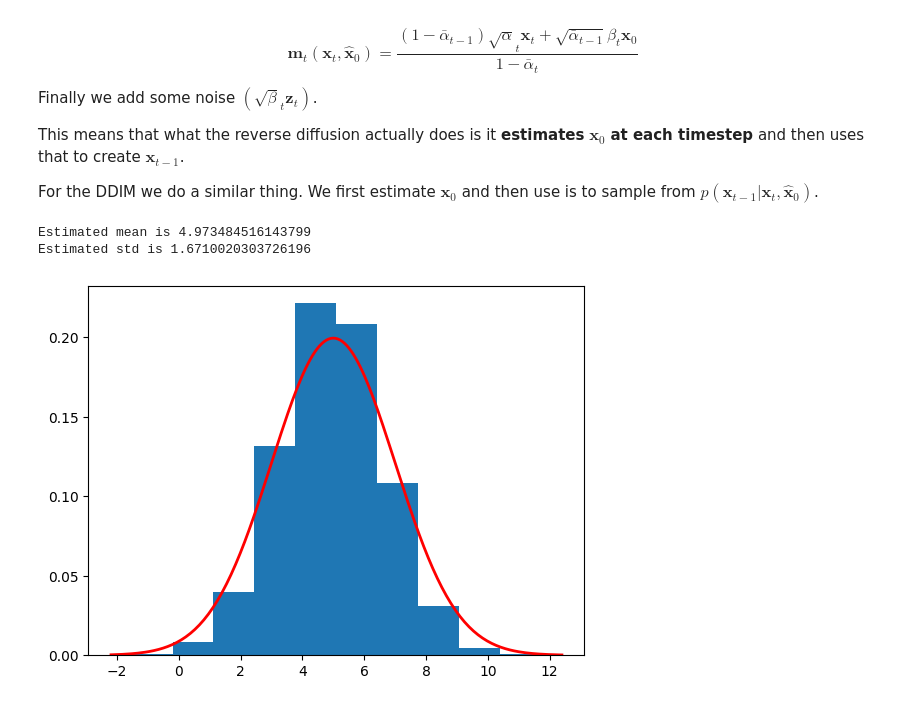
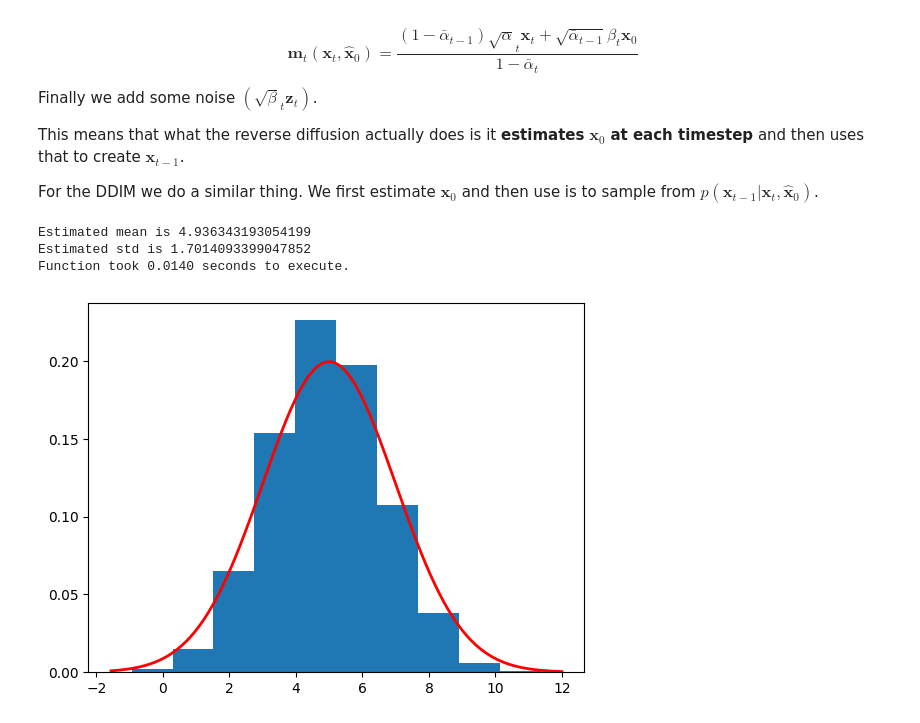
Before and after one commit to zedt123/zedt123.github.io, a Jupyter notebook: posts/ddim/ddim.ipynb, the cells around one changed output. Saved outputs shown, nothing was run; the diff lists cells and outputs as text; code cells hidden in the pictures.

```diff
--- a/posts/ddim/ddim.ipynb
+++ b/posts/ddim/ddim.ipynb
@@ -200,7 +207,7 @@ This means that what the reverse diffusion actually does is it **estimates** $\b
 For the DDIM we do a similar thing. We first estimate $\boldsymbol{x}_0$ and then use is to sample from  $p(\boldsymbol{x}_{t-1}|\boldsymbol{x}_{t},\hat{\boldsymbol{x}}_{0})$.
 # %%
 import torch
-
+import time
 import numpy as np
 import matplotlib.pyplot as plt
 
@@ -251,35 +258,41 @@ class Exact_DDIM():
         numerator = 5 *self.sqrt_alpha_bar[t-1] - x
         denomenator = 3 * self.alpha_bar[t-1] + 1
         return numerator / denomenator
 
 
 # Use the beta_tilde from above
 diffusion = Exact_DDIM(10, beta_tilde)
 
+start_time = time.time()
 samples = diffusion.reverse_diff(10000).numpy()
+end_time = time.time()
+elapsed_time = end_time - start_time
+
 plot_sample = samples[0]
 print(f"Estimated mean is {np.mean(plot_sample)}")
 print(f"Estimated std is {np.std(plot_sample)}")
+print(f"Function took {elapsed_time:.4f} seconds to execute.")
 plt.hist(plot_sample, density=True)
 
 # Define parameters for the normal distribution
 mean = 5.0
 std = 2.0
 
 # Create a range of x values
 xmin, xmax = plt.xlim()
 x = torch.linspace(xmin, xmax, 200).numpy()
 
 # Compute the normal PDF: (1/(σ√(2π))) exp(-(x-μ)²/(2σ²))
 pdf = (1/(std * np.sqrt(2*np.pi))) * np.exp(-0.5*((x - mean)/std)**2)
 
 # Plot the PDF line
 plt.plot(x, pdf, 'r', linewidth=2)
 
 plt.show()
 # %% [output]
-Estimated mean is 4.973484516143799
-Estimated std is 1.6710020303726196
+Estimated mean is 4.936343193054199
+Estimated std is 1.7014093399047852
+Function took 0.0140 seconds to execute.
-[figure, old version]
+[figure, new version]
 # %% [markdown]
 We see slightly worse results for the estimated mean and std. It is important to check both methods when attempting sampling to see which one performs better for your specific task.
```
Also changed, not shown: parts of 2 cells of this notebook, 6 other files.
